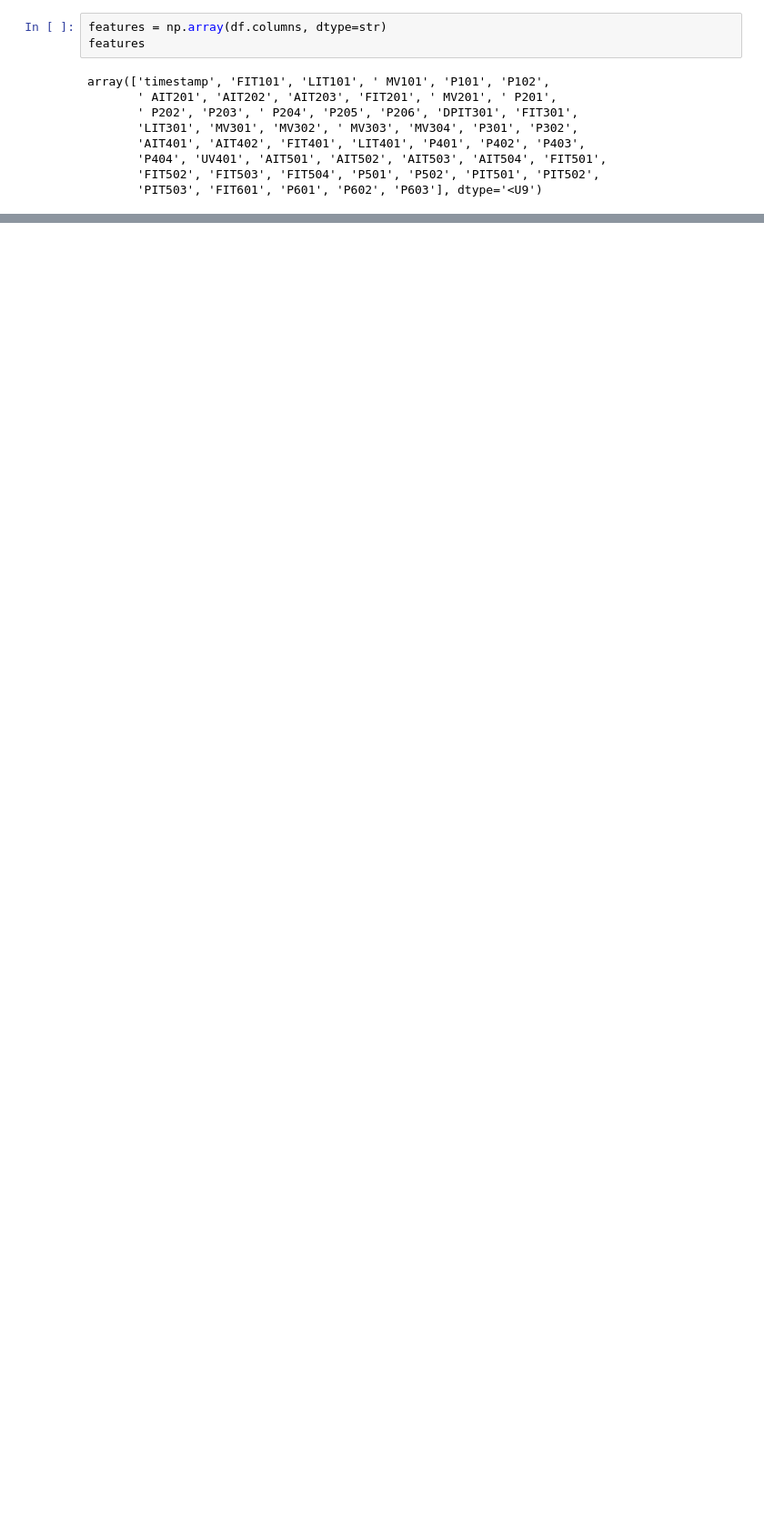
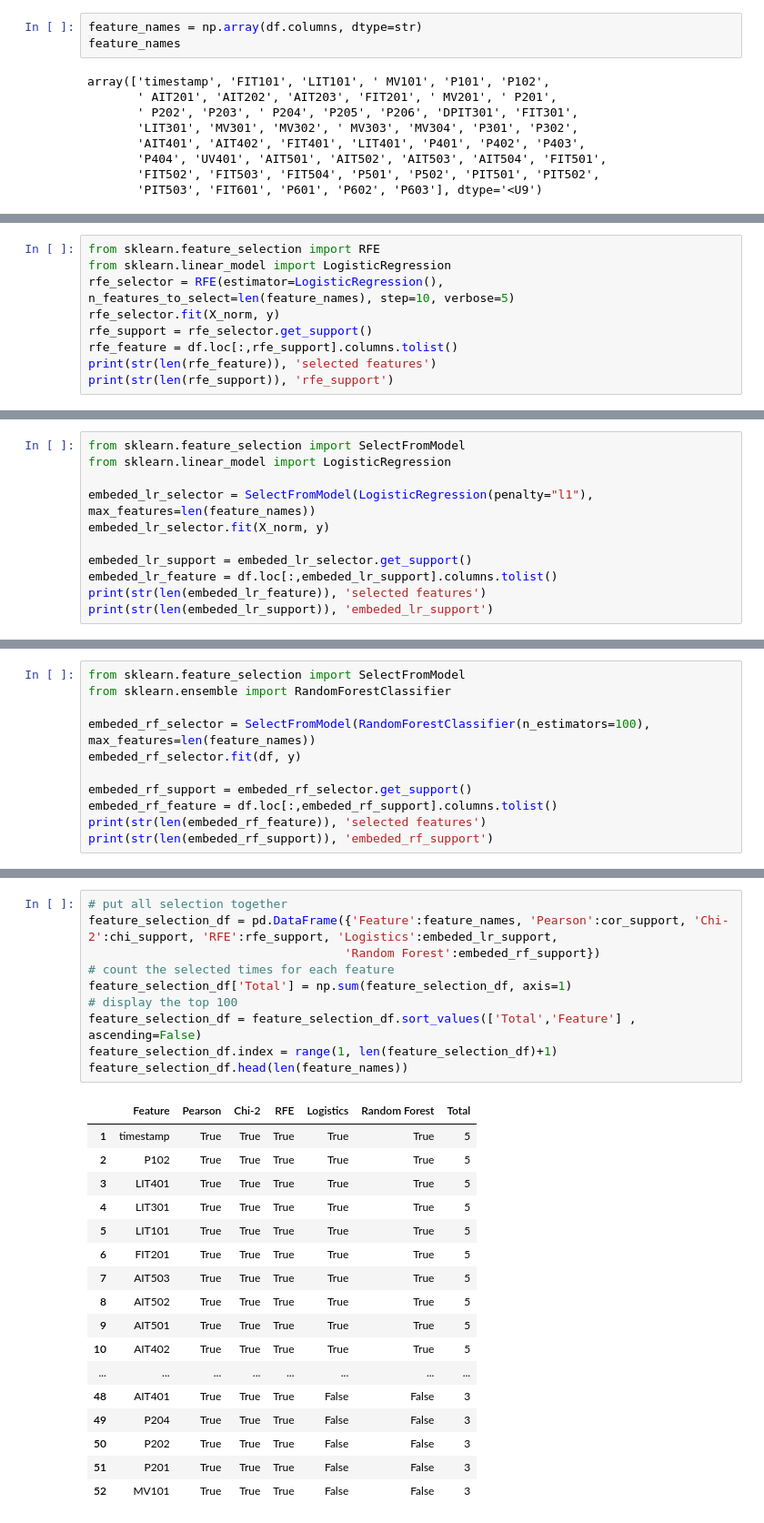
Before and after one commit to yalvactop/anomaly_detection_in_indestrial_control_systems, a Jupyter notebook: tulog/feature_extraction.ipynb, the cells around one changed output, grey strips where cells are left out. Shown: that part at 91% size. Drawn from its saved outputs; the diff is of its cells as text; blank space fills up the shorter version.

Commit message:
DONE:feature selection TODO:feature extraction

```diff
--- a/tulog/feature_extraction.ipynb
+++ b/tulog/feature_extraction.ipynb
@@ -105,6 +100,6 @@ array([9.07118188e-01, 7.94695400e-02, 1.00000000e+00, 1.00000000e+00,
 # %%
-features = np.array(df.columns, dtype=str)
-features
+feature_names = np.array(df.columns, dtype=str)
+feature_names
 # %% [output]
 array(['timestamp', 'FIT101', 'LIT101', ' MV101', 'P101', 'P102',
        ' AIT201', 'AIT202', 'AIT203', 'FIT201', ' MV201', ' P201',
@@ -133,0 +157,9 @@ print(len(selected_features))
+# %%
+from sklearn.feature_selection import RFE
+from sklearn.linear_model import LogisticRegression
+rfe_selector = RFE(estimator=LogisticRegression(), n_features_to_select=len(feature_names), step=10, verbose=5)
+rfe_selector.fit(X_norm, y)
+rfe_support = rfe_selector.get_support()
+rfe_feature = df.loc[:,rfe_support].columns.tolist()
+print(str(len(rfe_feature)), 'selected features')
+print(str(len(rfe_support)), 'rfe_support')
@@ -133,0 +169,11 @@ print(len(selected_features))
+# %%
+from sklearn.feature_selection import SelectFromModel
+from sklearn.linear_model import LogisticRegression
+
+embeded_lr_selector = SelectFromModel(LogisticRegression(penalty="l1"), max_features=len(feature_names))
+embeded_lr_selector.fit(X_norm, y)
+
+embeded_lr_support = embeded_lr_selector.get_support()
+embeded_lr_feature = df.loc[:,embeded_lr_support].columns.tolist()
+print(str(len(embeded_lr_feature)), 'selected features')
+print(str(len(embeded_lr_support)), 'embeded_lr_support')
@@ -133,0 +183,11 @@ print(len(selected_features))
+# %%
+from sklearn.feature_selection import SelectFromModel
+from sklearn.ensemble import RandomForestClassifier
+
+embeded_rf_selector = SelectFromModel(RandomForestClassifier(n_estimators=100), max_features=len(feature_names))
+embeded_rf_selector.fit(df, y)
+
+embeded_rf_support = embeded_rf_selector.get_support()
+embeded_rf_feature = df.loc[:,embeded_rf_support].columns.tolist()
+print(str(len(embeded_rf_feature)), 'selected features')
+print(str(len(embeded_rf_support)), 'embeded_rf_support')
@@ -133,0 +197,28 @@ print(len(selected_features))
+# %%
+# put all selection together
+feature_selection_df = pd.DataFrame({'Feature':feature_names, 'Pearson':cor_support, 'Chi-2':chi_support, 'RFE':rfe_support, 'Logistics':embeded_lr_support,
+                                    'Random Forest':embeded_rf_support})
+# count the selected times for each feature
+feature_selection_df['Total'] = np.sum(feature_selection_df, axis=1)
+# display the top 100
+feature_selection_df = feature_selection_df.sort_values(['Total','Feature'] , ascending=False)
+feature_selection_df.index = range(1, len(feature_selection_df)+1)
+feature_selection_df.head(len(feature_names))
+# %% [output]
+|  | Feature | Pearson | Chi-2 | RFE | Logistics | Random Forest | Total |
+| 1 | timestamp | True | True | True | True | True | 5 |
+| 2 | P102 | True | True | True | True | True | 5 |
+| 3 | LIT401 | True | True | True | True | True | 5 |
+| 4 | LIT301 | True | True | True | True | True | 5 |
+| 5 | LIT101 | True | True | True | True | True | 5 |
+| 6 | FIT201 | True | True | True | True | True | 5 |
+| 7 | AIT503 | True | True | True | True | True | 5 |
+| 8 | AIT502 | True | True | True | True | True | 5 |
+| 9 | AIT501 | True | True | True | True | True | 5 |
+| 10 | AIT402 | True | True | True | True | True | 5 |
+| ... | ... | ... | ... | ... | ... | ... | ... |
+| 48 | AIT401 | True | True | True | False | False | 3 |
+| 49 | P204 | True | True | True | False | False | 3 |
+| 50 | P202 | True | True | True | False | False | 3 |
+| 51 | P201 | True | True | True | False | False | 3 |
+| 52 | MV101 | True | True | True | False | False | 3 |
```
Also changed, not shown: parts of 12 cells of this notebook, 2 other files.
